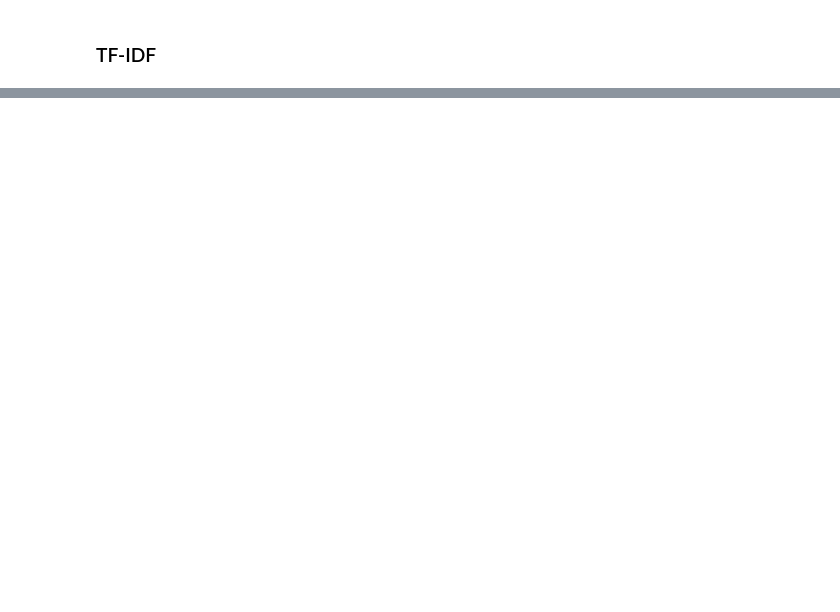
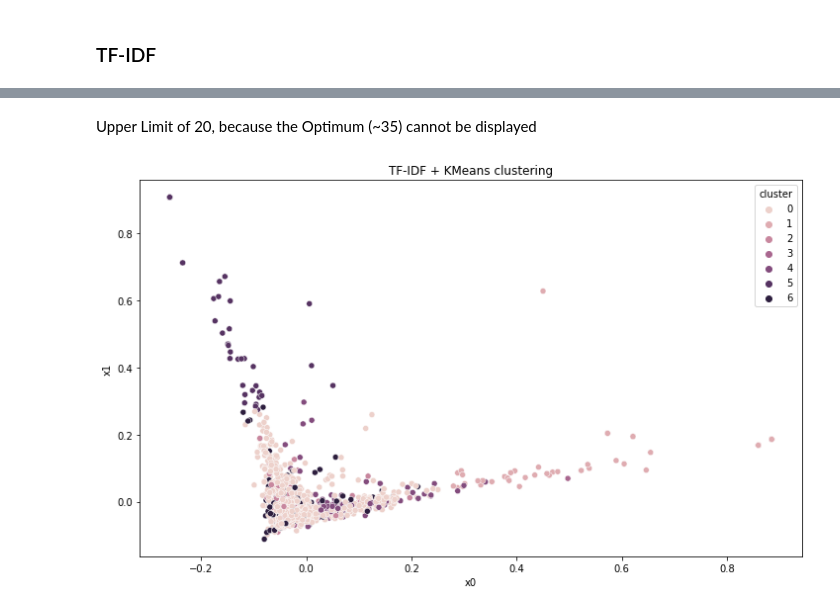
Before and after one commit to MichaelHermannHubler/AIAPP_NLP, a Jupyter notebook: project.ipynb, the cells around one changed output, grey strips where cells are left out. Cells and saved outputs as stored; diff of their text form; code cells hidden in the pictures; blank space fills up the shorter version.

```diff
--- a/project.ipynb
+++ b/project.ipynb
@@ -376,0 +433,20 @@ v.vocabulary_
+# %% [markdown]
+Upper Limit of 20, because the Optimum (~35) cannot be displayed
+# %%
+kmeans = KMeans(n_clusters=7, random_state=42)
+kmeans.fit(X)
+clusters = kmeans.labels_
+
+pca = PCA(n_components=2, random_state=42)
+pca_vecs = pca.fit_transform(X.toarray())
+
+df_sample['cluster'] = clusters
+df_sample['x0'] = pca_vecs[:, 0]
+df_sample['x1'] = pca_vecs[:, 1]
+
+plt.figure(figsize=(12, 7))
+plt.title("TF-IDF + KMeans clustering")
+sns.scatterplot(data=df_sample, x='x0', y='x1', hue='cluster')
+plt.show()
+# %% [output]
+[figure, added]
```
Also changed, not shown: parts of 21 cells of this notebook.
